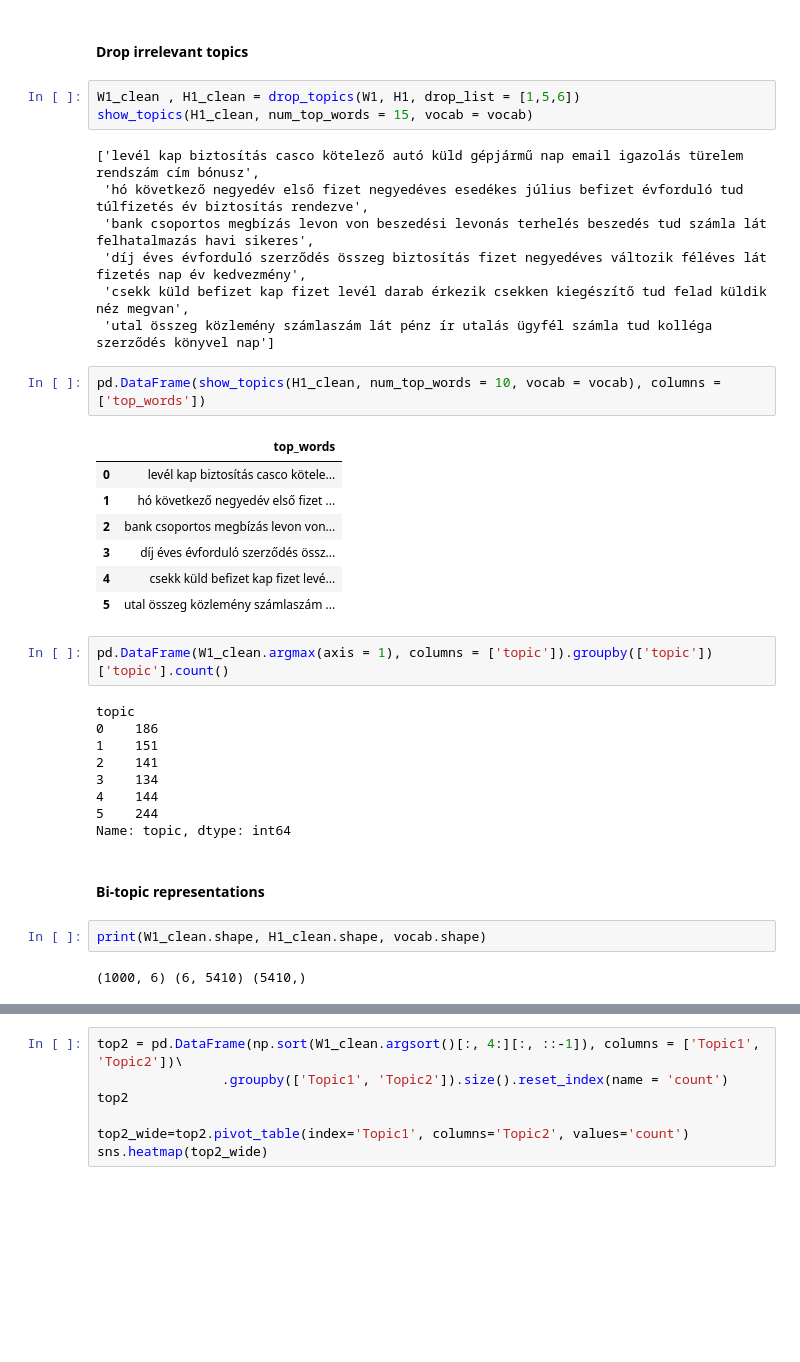
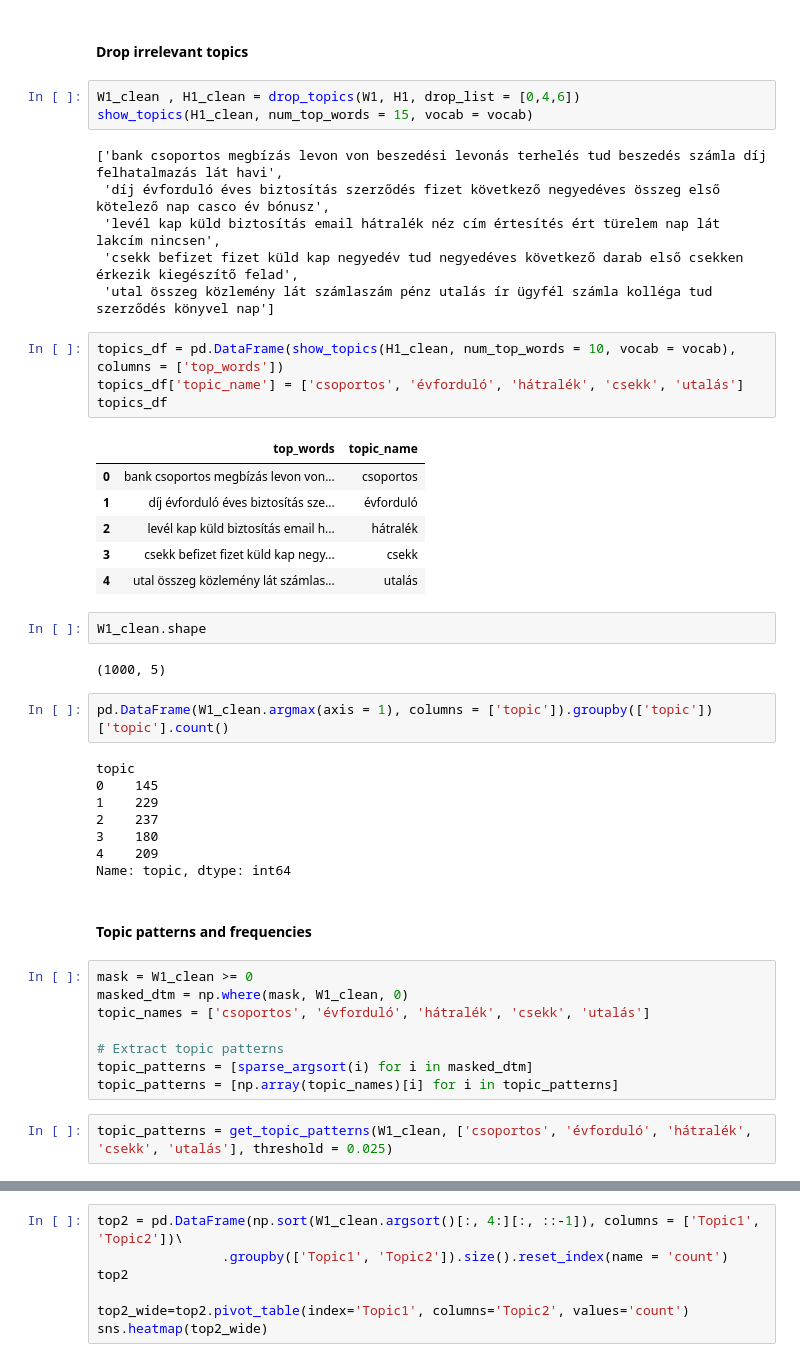
Before and after one commit to poorjanos/CCC-Topic-Modeling, a Jupyter notebook: notebooks/2.1-pj-nmf-1gram.ipynb, the cells around one changed output, grey strips where cells are left out. Drawn from its saved outputs; the diff is of its cells as text; blank space fills up the shorter version.

Commit message:
Add topic pattern extraction

```diff
--- a/notebooks/2.1-pj-nmf-1gram.ipynb
+++ b/notebooks/2.1-pj-nmf-1gram.ipynb
@@ -129,39 +129,48 @@ df.join(top2).loc[:, ['file_name', 'text', 'Topic1', 'Topic2']].join(pd.DataFram
 # %% [markdown]
 #### Drop irrelevant topics
 # %%
-W1_clean , H1_clean = drop_topics(W1, H1, drop_list = [1,5,6])
+W1_clean , H1_clean = drop_topics(W1, H1, drop_list = [0,4,6])
 show_topics(H1_clean, num_top_words = 15, vocab = vocab)
 # %% [output]
-['levél kap biztosítás casco kötelező autó küld gépjármű nap email igazolás türelem rendszám cím bónusz',
- 'hó következő negyedév első fizet negyedéves esedékes július befizet évforduló tud túlfizetés év biztosítás rendezve',
- 'bank csoportos megbízás levon von beszedési levonás terhelés beszedés tud számla lát felhatalmazás havi sikeres',
- 'díj éves évforduló szerződés összeg biztosítás fizet negyedéves változik féléves lát fizetés nap év kedvezmény',
- 'csekk küld befizet kap fizet levél darab érkezik csekken kiegészítő tud felad küldik néz megvan',
- 'utal összeg közlemény számlaszám lát pénz ír utalás ügyfél számla tud kolléga szerződés könyvel nap']
+['bank csoportos megbízás levon von beszedési levonás terhelés tud beszedés számla díj felhatalmazás lát havi',
+ 'díj évforduló éves biztosítás szerződés fizet következő negyedéves összeg első kötelező nap casco év bónusz',
+ 'levél kap küld biztosítás email hátralék néz cím értesítés ért türelem nap lát lakcím nincsen',
+ 'csekk befizet fizet küld kap negyedév tud negyedéves következő darab első csekken érkezik kiegészítő felad',
+ 'utal összeg közlemény lát számlaszám pénz utalás ír ügyfél számla kolléga tud szerződés könyvel nap']
 # %%
-pd.DataFrame(show_topics(H1_clean, num_top_words = 10, vocab = vocab), columns = ['top_words'])
+topics_df = pd.DataFrame(show_topics(H1_clean, num_top_words = 10, vocab = vocab), columns = ['top_words'])
+topics_df['topic_name'] = ['csoportos', 'évforduló', 'hátralék', 'csekk', 'utalás']
+topics_df
 # %% [output]
-|  | top_words |
-| 0 | levél kap biztosítás casco kötele... |
-| 1 | hó következő negyedév első fizet ... |
-| 2 | bank csoportos megbízás levon von... |
-| 3 | díj éves évforduló szerződés össz... |
-| 4 | csekk küld befizet kap fizet levé... |
-| 5 | utal összeg közlemény számlaszám ... |
+|  | top_words | topic_name |
+| 0 | bank csoportos megbízás levon von... | csoportos |
+| 1 | díj évforduló éves biztosítás sze... | évforduló |
+| 2 | levél kap küld biztosítás email h... | hátralék |
+| 3 | csekk befizet fizet küld kap negy... | csekk |
+| 4 | utal összeg közlemény lát számlas... | utalás |
+# %%
+W1_clean.shape
+# %% [output]
+(1000, 5)
 # %%
 pd.DataFrame(W1_clean.argmax(axis = 1), columns = ['topic']).groupby(['topic'])['topic'].count()
 # %% [output]
 topic
-0    186
-1    151
-2    141
-3    134
-4    144
-5    244
+0    145
+1    229
+2    237
+3    180
+4    209
 Name: topic, dtype: int64
-# %% [markdown]
-#### Bi-topic representations
-# %%
-print(W1_clean.shape, H1_clean.shape, vocab.shape)
-# %% [output]
-(1000, 6) (6, 5410) (5410,)
+# %% [markdown]
+#### Topic patterns and frequencies
+# %%
+mask = W1_clean >= 0
+masked_dtm = np.where(mask, W1_clean, 0)
+topic_names = ['csoportos', 'évforduló', 'hátralék', 'csekk', 'utalás']
+
+# Extract topic patterns
+topic_patterns = [sparse_argsort(i) for i in masked_dtm]
+topic_patterns = [np.array(topic_names)[i] for i in topic_patterns]
+# %%
+topic_patterns = get_topic_patterns(W1_clean, ['csoportos', 'évforduló', 'hátralék', 'csekk', 'utalás'], threshold = 0.025)
```
Also changed, not shown: parts of 2 cells of this notebook, 1 other file.
